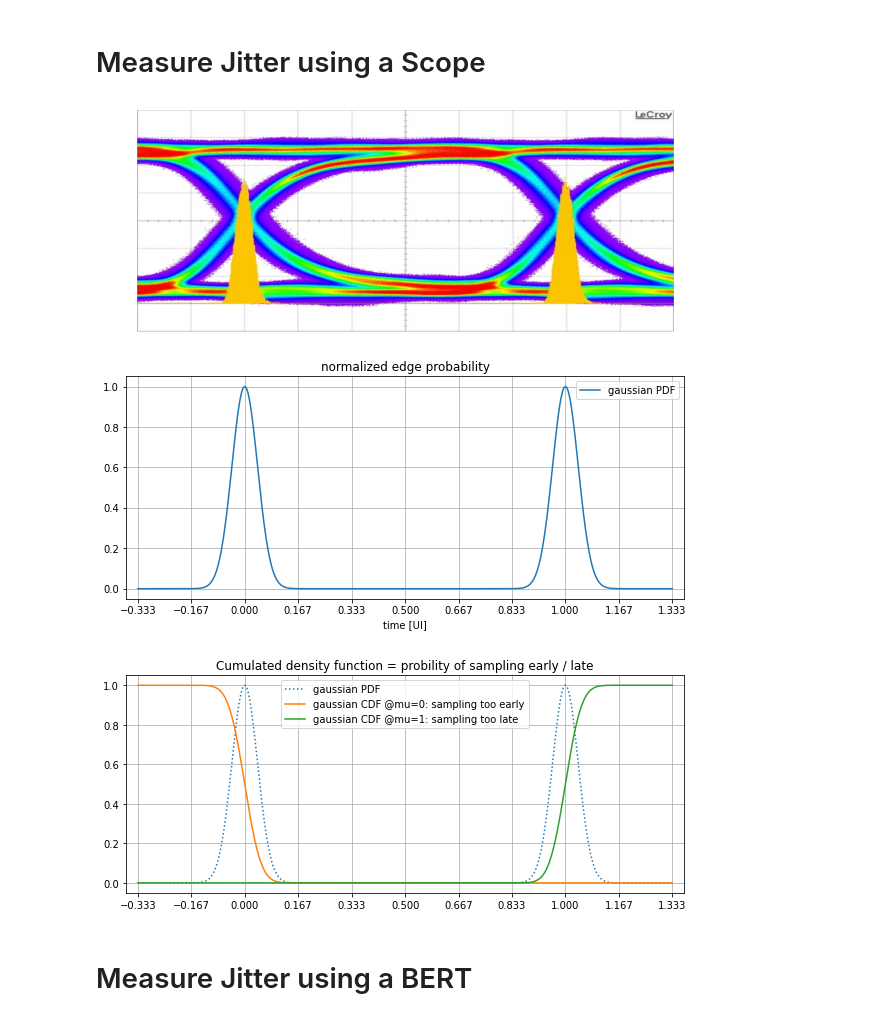
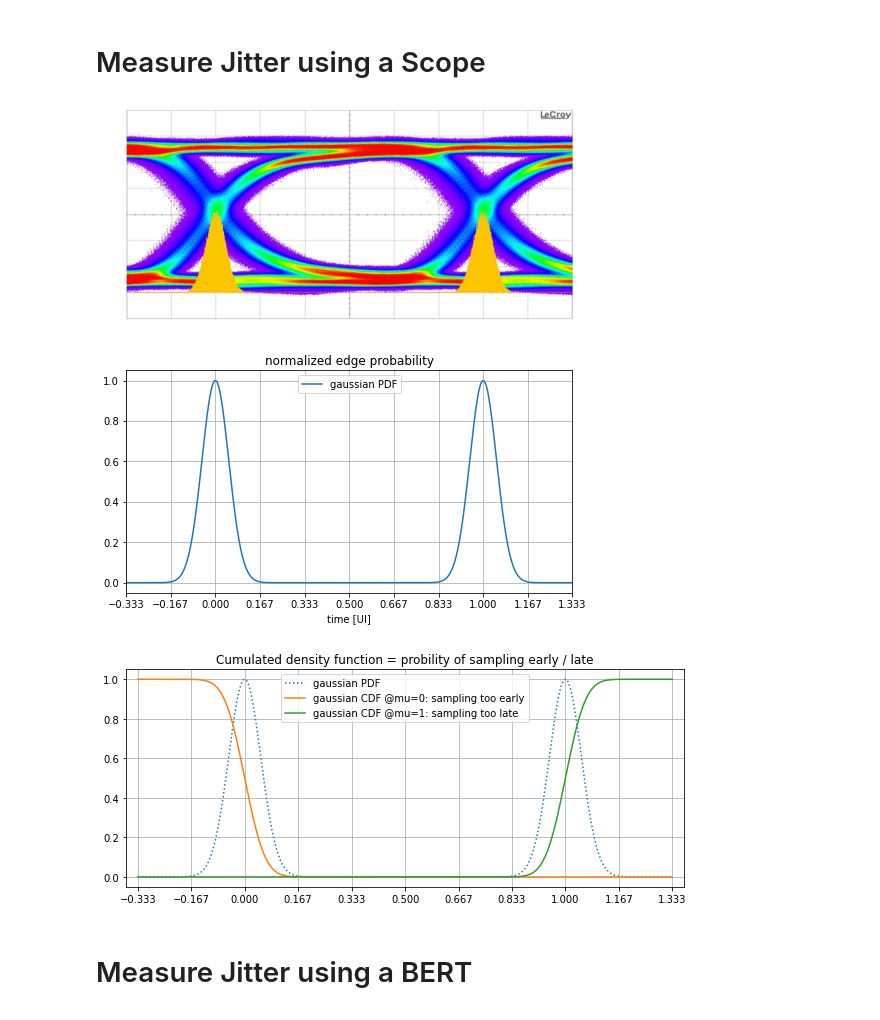
Before and after one commit to munich-ml/BER_tail_fit, a Jupyter notebook: BER_fit.ipynb, the cells around one changed output. Saved outputs shown, nothing was run; the diff lists cells and outputs as text; code cells hidden in the pictures.

```diff
--- a/BER_fit.ipynb
+++ b/BER_fit.ipynb
@@ -13,3 +13,7 @@ from scipy import special
 from scipy.stats import norm
 # %%
 np.random.seed(22)
+# %%
+def image(image_name):
+    """helper function returning the complete URL <str> for images of this repository"""
+    return "https://github.com/munich-ml/BER_tail_fit/blob/main/images/{}.png?raw=true".format(image_name)
@@ -17,23 +27,22 @@ np.random.seed(22)
 # Measure Jitter using a Scope
 # %%
 x = np.linspace(-1/3, 4/3, num=500)
-scale = 0.04
+scale = 0.05    # sigmal value of the gaussian distribution
 norm_pdf = norm.pdf(x, loc=0, scale=scale) + norm.pdf(x, loc=1, scale=scale)
 norm_pdf = norm_pdf / norm_pdf.max()
 # %%
-plt.figure(figsize=(10, 9))
+plt.figure(figsize=(8, 9))
 plt.subplot(2,1,1)
-eye1p = "https://github.com/munich-ml/BER_tail_fit/blob/main/images/eye1p.png?raw=true"
-plt.imshow(plt.imread(eye1p))
+plt.imshow(plt.imread(image("eye1p")))
 plt.axis("off")
 
 plt.subplot(2,1,2)
 plt.plot(x, norm_pdf, label="gaussian PDF")
-plt.xlim([-0.37, 1.37]), plt.xticks(np.linspace(-1/3, 4/3, num=11))
+plt.xlim([min(x), max(x)]), plt.xticks(np.linspace(-1/3, 4/3, num=11))
 plt.xlabel("time [UI]"), plt.title("normalized edge probability")
 plt.grid(), plt.legend();
 # %% [output]
-[figure, old version]
+[figure, new version]
 # %%
 plt.figure(figsize=(10, 4))
 too_early = 1 - norm.cdf(x, loc=0, scale=scale)
@@ -46,7 +55,7 @@ plt.xlim([-0.37, 1.37]), plt.xticks(np.linspace(-1/3, 4/3, num=11))
 plt.title("Cumulated density function = probility of sampling early / late")
 plt.grid(), plt.legend();
 # %% [output]
-[figure, old version]
+[figure, new version]
 # %% [markdown]
 # Measure Jitter using a BERT
 # %% [markdown]
```
Also changed, not shown: parts of 4 cells of this notebook.
